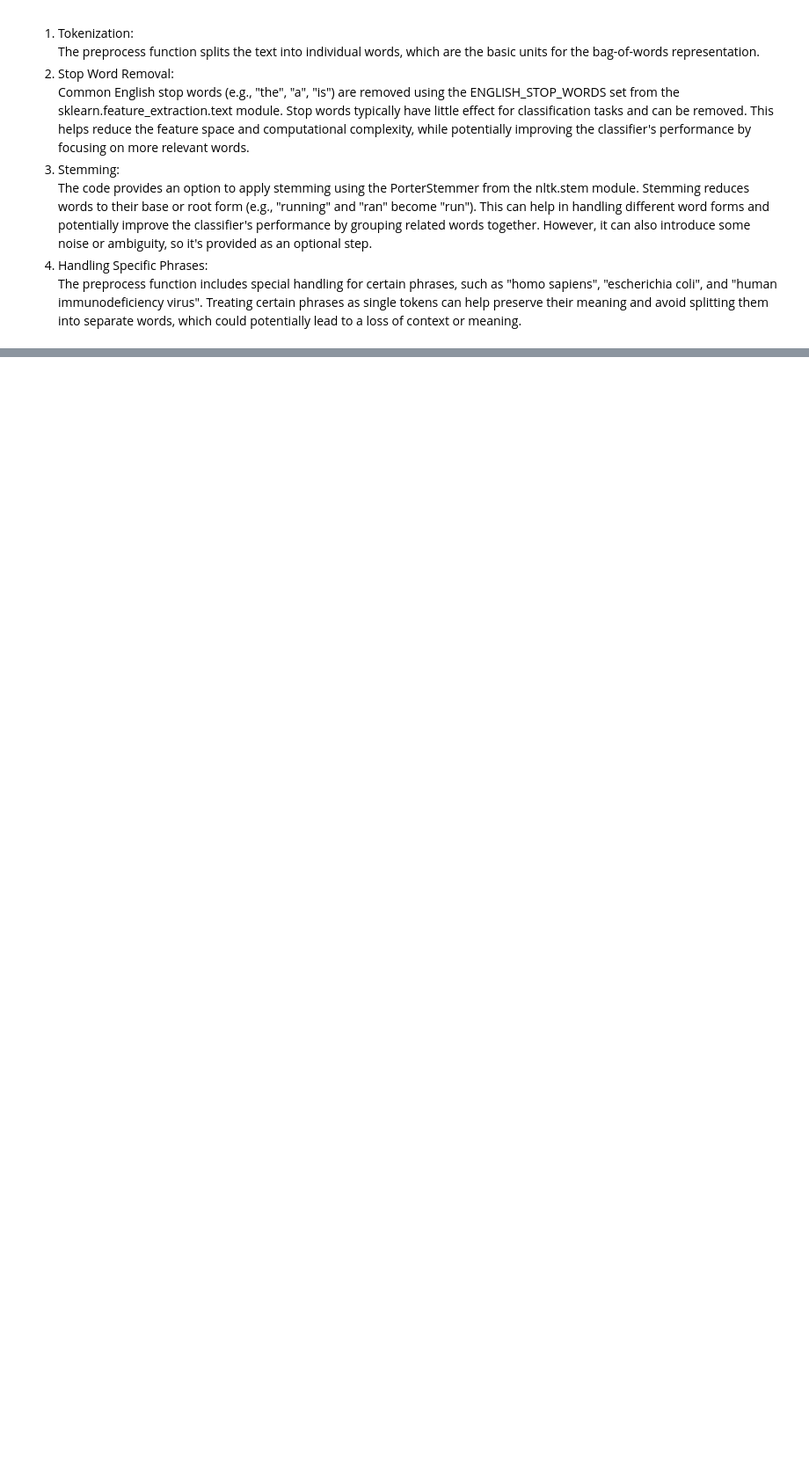
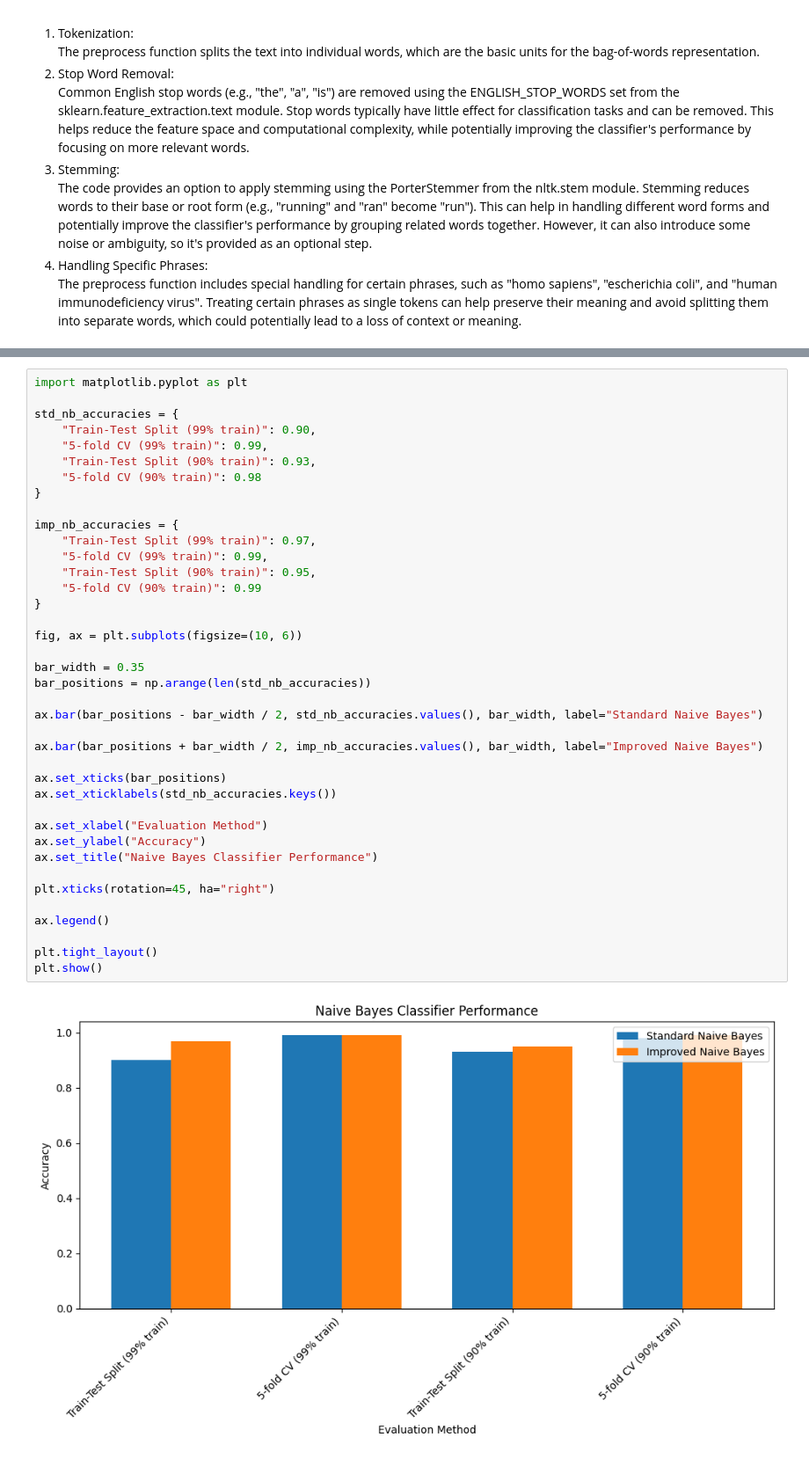
Before and after one commit to garethltm/361a2, a Jupyter notebook: a2.ipynb, the cells around one changed output, grey strips where cells are left out. Shown: that part at 88% size. Drawn from its saved outputs; the diff is of its cells as text; blank space fills up the shorter version.

```diff
--- a/a2.ipynb
+++ b/a2.ipynb
@@ -397,0 +422,41 @@ include and explain the training/validation results for the standard and improve
+# %%
+import matplotlib.pyplot as plt
+
+std_nb_accuracies = {
+    "Train-Test Split (99% train)": 0.90,
+    "5-fold CV (99% train)": 0.99,
+    "Train-Test Split (90% train)": 0.93,
+    "5-fold CV (90% train)": 0.98
+}
+
+imp_nb_accuracies = {
+    "Train-Test Split (99% train)": 0.97,
+    "5-fold CV (99% train)": 0.99,
+    "Train-Test Split (90% train)": 0.95,
+    "5-fold CV (90% train)": 0.99
+}
+
+fig, ax = plt.subplots(figsize=(10, 6))
+
+bar_width = 0.35
+bar_positions = np.arange(len(std_nb_accuracies))
+
+ax.bar(bar_positions - bar_width / 2, std_nb_accuracies.values(), bar_width, label="Standard Naive Bayes")
+
+ax.bar(bar_positions + bar_width / 2, imp_nb_accuracies.values(), bar_width, label="Improved Naive Bayes")
+
+ax.set_xticks(bar_positions)
+ax.set_xticklabels(std_nb_accuracies.keys())
+
+ax.set_xlabel("Evaluation Method")
+ax.set_ylabel("Accuracy")
+ax.set_title("Naive Bayes Classifier Performance")
+
+plt.xticks(rotation=45, ha="right")
+
+ax.legend()
+
+plt.tight_layout()
+plt.show()
+# %% [output]
+[figure, added]
```
Also changed, not shown: parts of 11 cells of this notebook, 2 other files.
